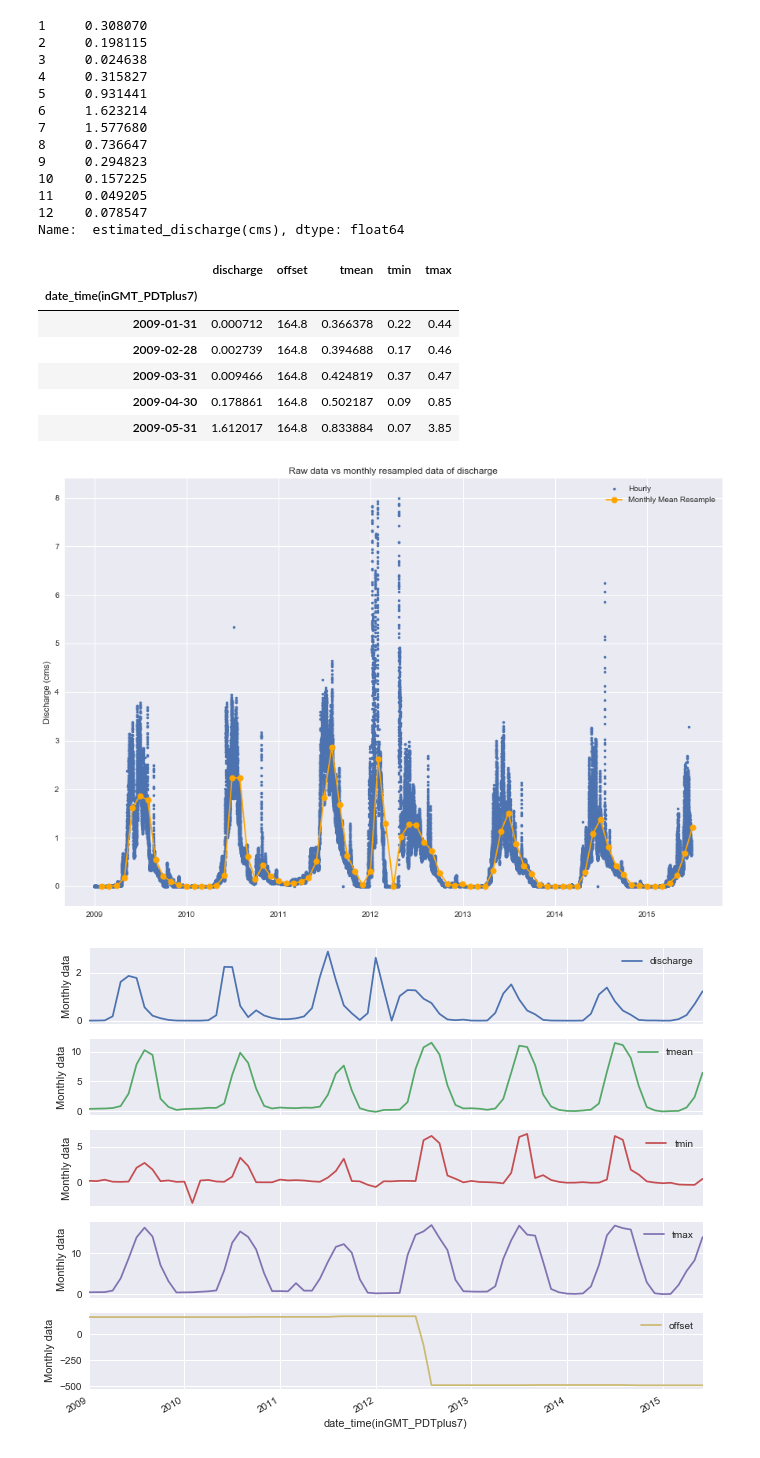
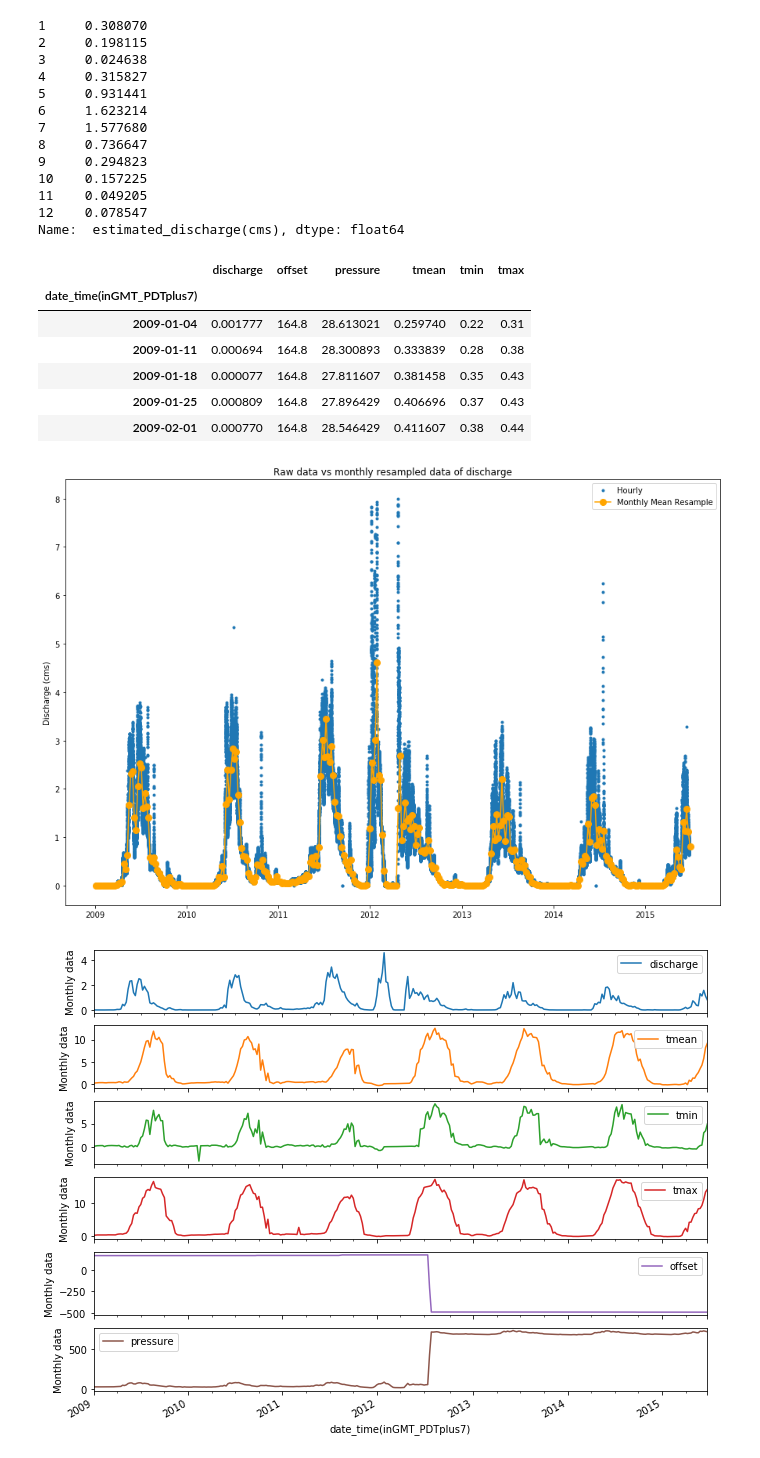
Before and after one commit to AzusaSayuri/UW-Data-analysis, a Jupyter notebook: HW7/Assignment7-XiminHu.ipynb, the cells around one changed output. Saved outputs shown, nothing was run; the diff lists cells and outputs as text; code cells hidden in the pictures.

```diff
--- a/HW7/Assignment7-XiminHu.ipynb
+++ b/HW7/Assignment7-XiminHu.ipynb
@@ -211,32 +218,36 @@ df_c[ ' estimated_discharge(cms)'].groupby(lambda x : x.month).mean()
 11    0.049205
 12    0.078547
 Name:  estimated_discharge(cms), dtype: float64
+# %%
+df_c[' barocorrected_pressure(cm)']=df_c[' barocorrected_pressure(cm)'].astype(float)
 # %%
 #downsampling
-discharge=df_c[ ' estimated_discharge(cms)'].resample('M').mean()
+discharge=df_c[ ' estimated_discharge(cms)'].resample('W').mean()
 #pressure=df_c[ ' barocorrected_pressure(cm)'].resample('M',kind='period').mean()
-offset=df_c[' offset_cm(cm_to_correct_solinst_to_bolt)'].resample('M').mean()
-tmean=df_c[' water_temperature(deg_C)'].resample('M').mean()
-tmin=df_c[' water_temperature(deg_C)'].resample('M').min()
-tmax=df_c[' water_temperature(deg_C)'].resample('M').max()
+offset=df_c[' offset_cm(cm_to_correct_solinst_to_bolt)'].resample('W').mean()
+pressure=df_c[' barocorrected_pressure(cm)'].resample('W').mean()
+tmean=df_c[' water_temperature(deg_C)'].resample('W').mean()
+tmin=df_c[' water_temperature(deg_C)'].resample('W').min()
+tmax=df_c[' water_temperature(deg_C)'].resample('W').max()
 # %%
 df_month=pd.DataFrame(discharge)
 df_month['offset']=offset
+df_month['pressure']=pressure
 df_month['tmean']=tmean
 df_month['tmin']=tmin
 df_month['tmax']=tmax
-df_month.columns=['discharge','offset','tmean','tmin','tmax']
+df_month.columns=['discharge','offset','pressure','tmean','tmin','tmax']
 # %%
 #Resampled dataframe
 df_month.head()
 # %% [output]
-|  | discharge | offset | tmean | tmin | tmax |
-| date_time(inGMT_PDTplus7) |  |  |  |  |  |
-| 2009-01-31 | 0.000712 | 164.8 | 0.366378 | 0.22 | 0.44 |
-| 2009-02-28 | 0.002739 | 164.8 | 0.394688 | 0.17 | 0.46 |
-| 2009-03-31 | 0.009466 | 164.8 | 0.424819 | 0.37 | 0.47 |
-| 2009-04-30 | 0.178861 | 164.8 | 0.502187 | 0.09 | 0.85 |
-| 2009-05-31 | 1.612017 | 164.8 | 0.833884 | 0.07 | 3.85 |
+|  | discharge | offset | pressure | tmean | tmin | tmax |
+| date_time(inGMT_PDTplus7) |  |  |  |  |  |  |
+| 2009-01-04 | 0.001777 | 164.8 | 28.613021 | 0.259740 | 0.22 | 0.31 |
+| 2009-01-11 | 0.000694 | 164.8 | 28.300893 | 0.333839 | 0.28 | 0.38 |
+| 2009-01-18 | 0.000077 | 164.8 | 27.811607 | 0.381458 | 0.35 | 0.43 |
+| 2009-01-25 | 0.000809 | 164.8 | 27.896429 | 0.406696 | 0.37 | 0.43 |
+| 2009-02-01 | 0.000770 | 164.8 | 28.546429 | 0.411607 | 0.38 | 0.44 |
 # %%
 fig, ax = plt.subplots(figsize=(15,10))
 ax.plot(df_c.loc[:,  ' estimated_discharge(cms)'],
@@ -247,18 +258,18 @@ ax.set_ylabel('Discharge (cms)')
 plt.title('Raw data vs monthly resampled data of discharge')
 ax.legend();
 # %% [output]
-[figure, old version]
+[figure, new version]
 # %%
 import seaborn as sns
 # Use seaborn style defaults and set the default figure size
 #sns.set(rc={'figure.figsize':(11, 4)})
 # %%
-cols_plot = ['discharge', 'tmean', 'tmin','tmax','offset']
+cols_plot = ['discharge', 'tmean', 'tmin','tmax','offset','pressure']
 axes = df_month[cols_plot].plot( linestyle='-', figsize=(11, 9), subplots=True)
 for ax in axes:
     ax.set_ylabel('Monthly data')
 # %% [output]
-[figure, old version]
+[figure, new version]
 # %%
 plt.figure(1)
 df_month['discharge'].hist()
```
Also changed, not shown: parts of 23 cells of this notebook.
